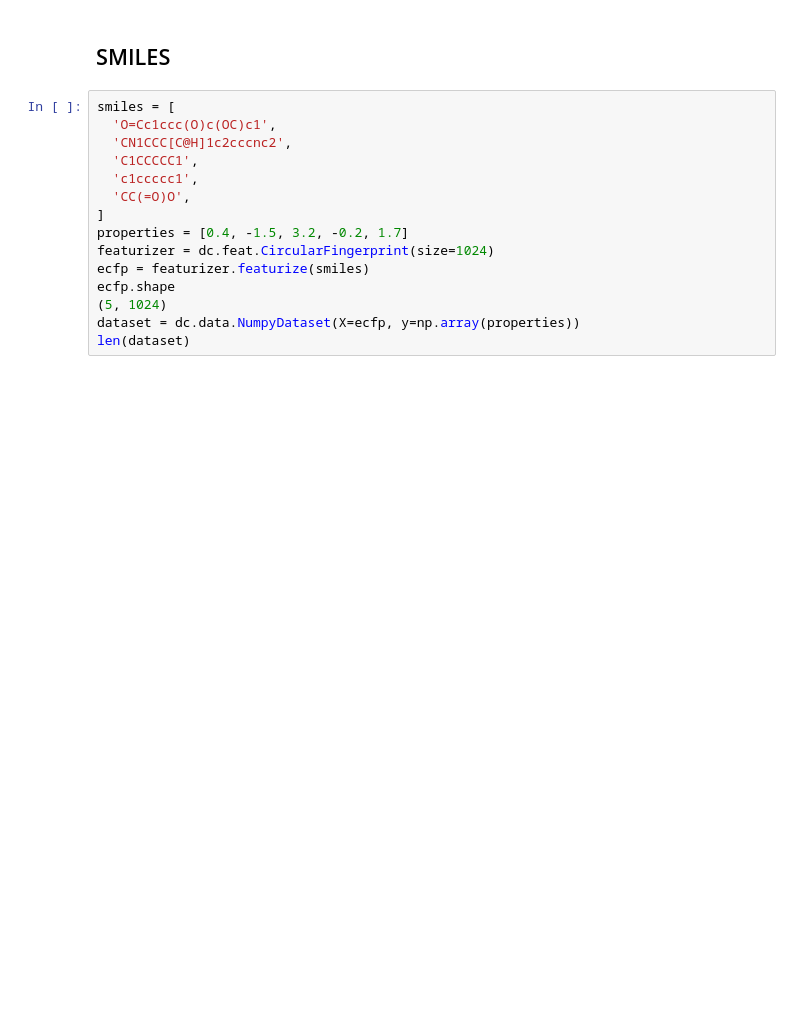
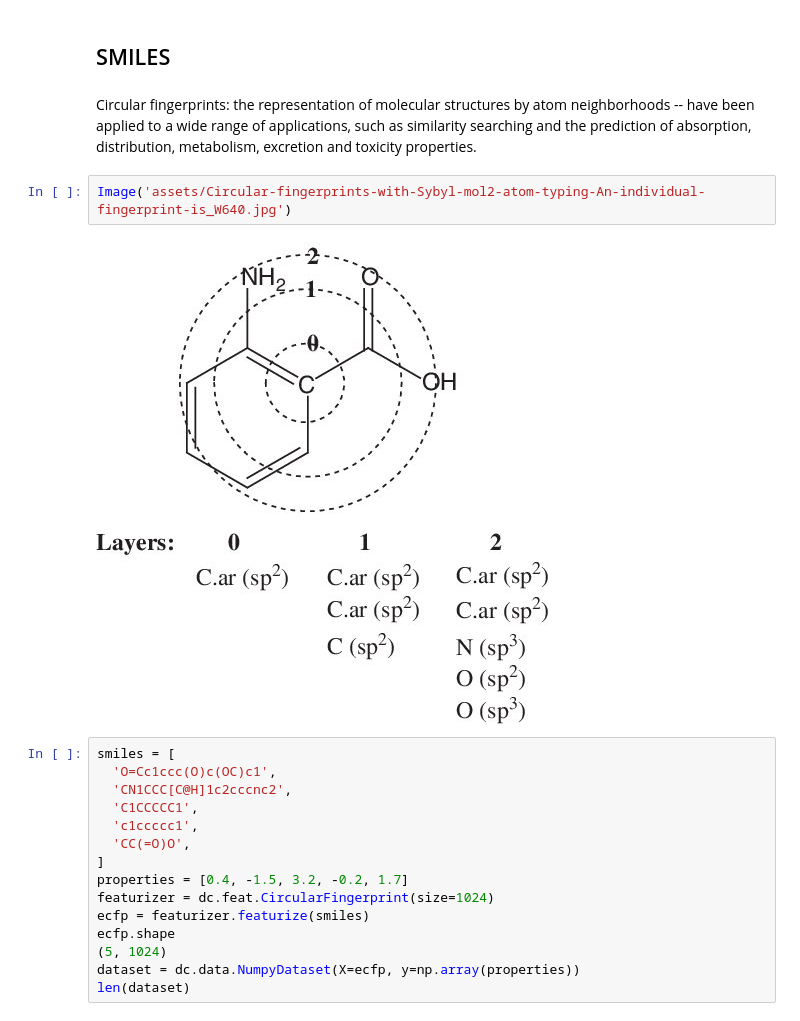
Before and after one commit to obada-alzoubi/bio-deeplearning-lecture, a Jupyter notebook: Part-1.ipynb, the cells around one changed output. Cells and saved outputs as stored; diff of their text form; blank space fills up the shorter version.

```diff
--- a/Part-1.ipynb
+++ b/Part-1.ipynb
@@ -65,6 +72,13 @@ print(dataset.y)
 # https://deepchem.readthedocs.io/en/latest/api_reference/featurizers.html?highlight=feat
 # %% [markdown]
 ## SMILES
+# %% [markdown]
+Circular fingerprints:
+the representation of molecular structures by atom neighborhoods -- have been applied to a wide range of applications, such as similarity searching and the prediction of absorption, distribution, metabolism, excretion and toxicity properties.
+# %%
+Image('assets/Circular-fingerprints-with-Sybyl-mol2-atom-typing-An-individual-fingerprint-is_W640.jpg')
+# %% [output]
+[figure, added]
 # %%
 smiles = [
   'O=Cc1ccc(O)c(OC)c1',
```
Also changed, not shown: parts of 27 cells of this notebook, 8 other files.
